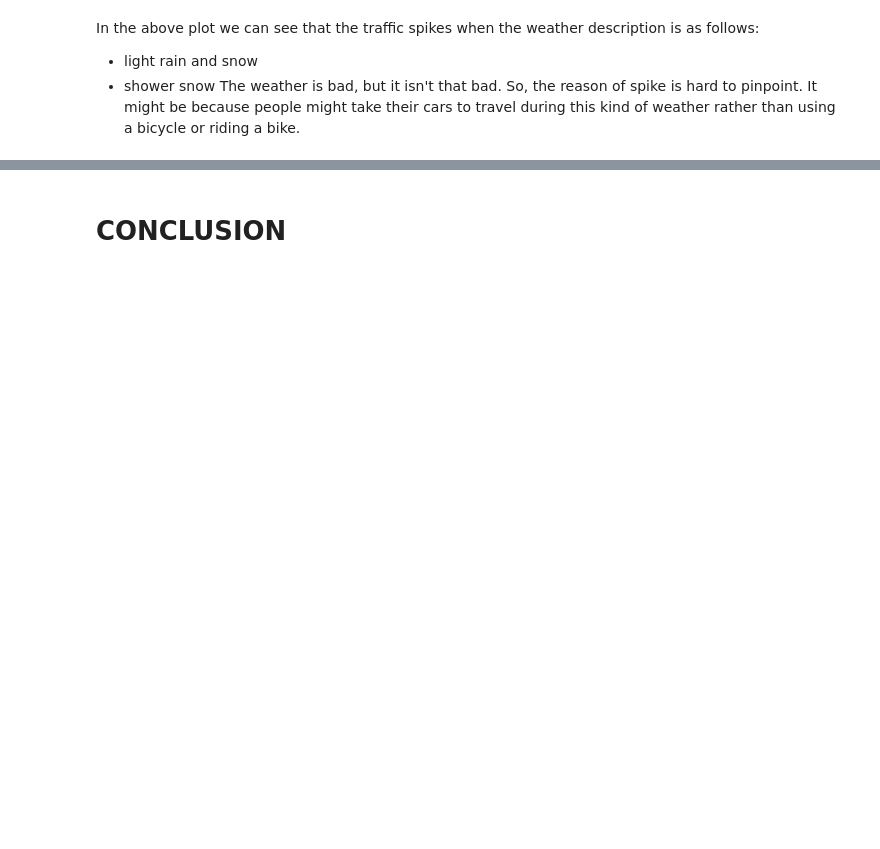
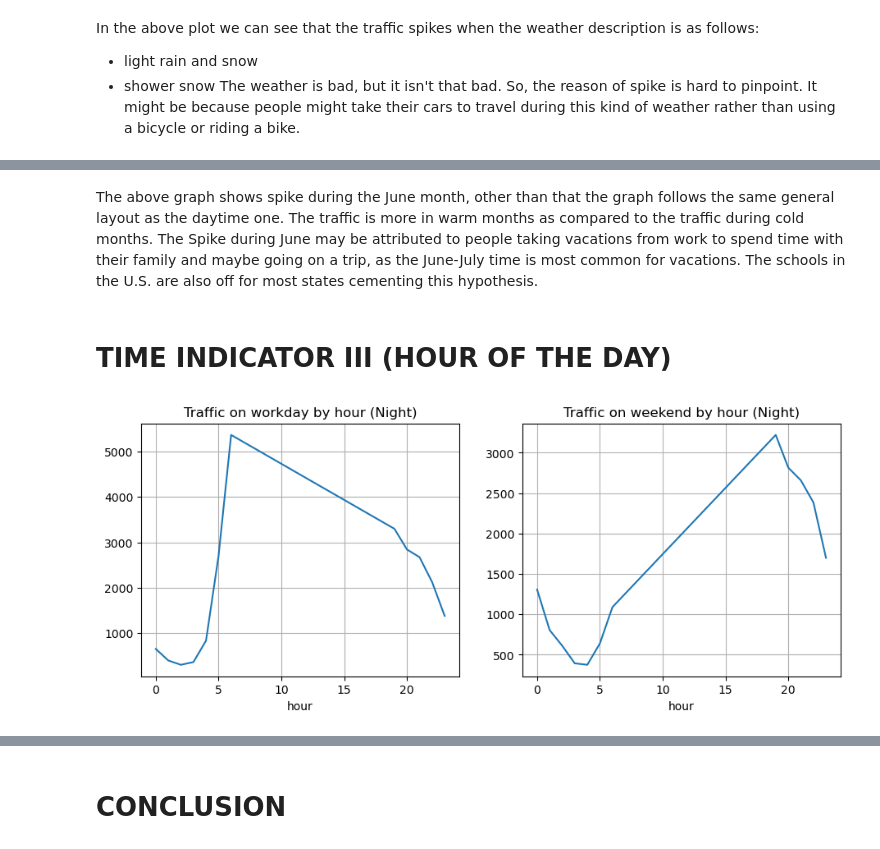
Before and after one commit to Vivek1325/Heavy-Traffic-Indicators-on-I-94, a Jupyter notebook: traffic analysis.ipynb, the cells around one changed output, grey strips where cells are left out. Saved outputs shown, nothing was run; the diff lists cells and outputs as text; code cells hidden in the pictures; blank space fills up the shorter version.

```diff
--- a/traffic analysis.ipynb
+++ b/traffic analysis.ipynb
@@ -321,0 +350,33 @@ It might be because people might take their cars to travel during this kind of w
+# %% [markdown]
+The above graph shows spike during the June month, other than that the graph follows the same general layout as the daytime one. The traffic is more in warm months as compared to the traffic during cold months.
+The Spike during June may be attributed to people taking vacations from work to spend time with their family and maybe going on a trip, as the June-July time is most common for vacations. The schools in the U.S. are also off for most states cementing this hypothesis.
+# %% [markdown]
+# TIME INDICATOR III (HOUR OF THE DAY)
+# %%
+# Creating the hour column
+nighttime['hour'] = nighttime['date_time'].dt.hour
+
+# Workday calculation
+workday_nighttime = nighttime[nighttime['dayofweek'] < 5]  # Monday to Friday
+by_hour_workday_nighttime = workday_nighttime.groupby('hour').mean()
+
+# Weekend calculation
+weekend_nighttime = nighttime[nighttime['dayofweek'] >= 5]  # Saturday and Sunday
+by_hour_weekend_nighttime = weekend_nighttime.groupby('hour').mean()
+
+# plotting
+
+plt.figure(figsize=(11,4))
+
+plt.subplot(1,2,1)
+by_hour_workday_nighttime['traffic_volume'].plot.line()
+plt.title('Traffic on workday by hour (Night)')
+plt.grid()
+
+plt.subplot(1,2,2)
+by_hour_weekend_nighttime['traffic_volume'].plot.line()
+plt.title('Traffic on weekend by hour (Night)')
+plt.grid()
+plt.show()
+# %% [output]
+[figure, added]
```
Also changed, not shown: parts of 33 cells of this notebook.
